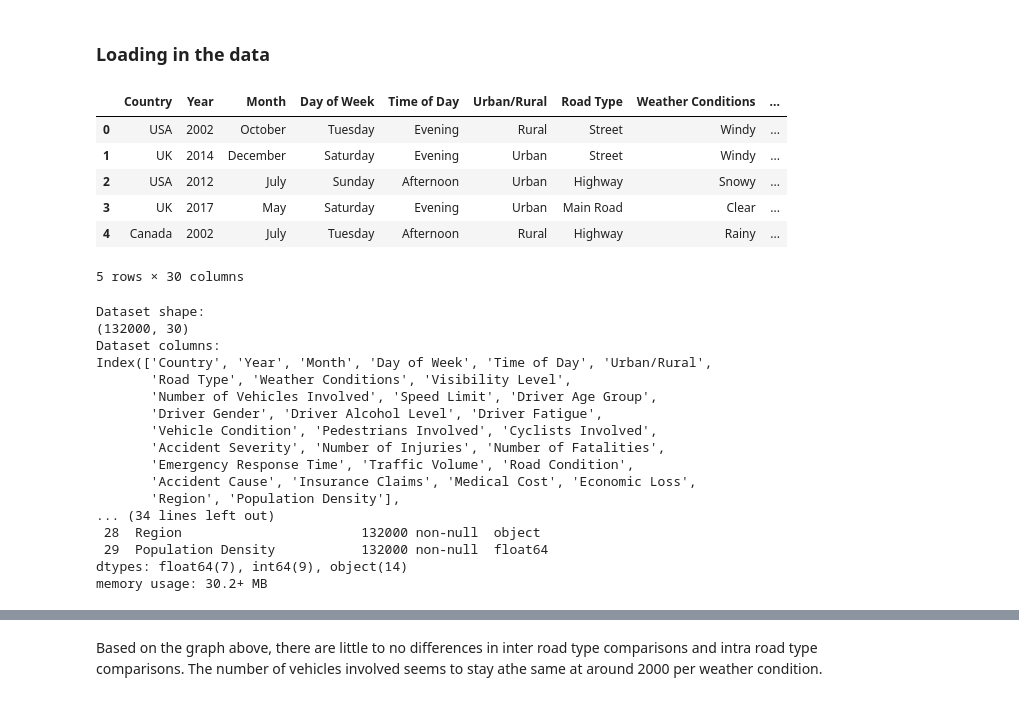
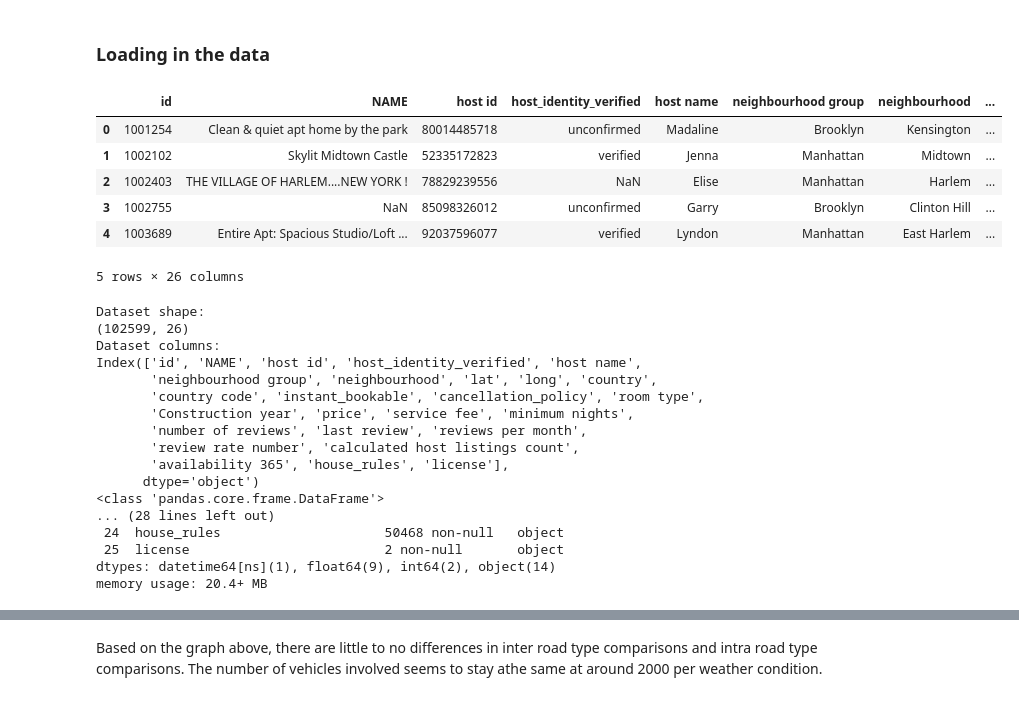
Before and after one commit to erhanjaved/airbnb, a Jupyter notebook: analysis/Aaron/analysis3.ipynb, the cells around one changed output, grey strips where cells are left out. Drawn from its saved outputs; the diff is of its cells as text; code cells hidden in the pictures.

Commit message:
changed prelim eda for new airbnb dataset

```diff
--- a/analysis/Aaron/analysis3.ipynb
+++ b/analysis/Aaron/analysis3.ipynb
@@ -38,35 +38,35 @@ RendererRegistry.enable('jupyterlab')
 # %% [markdown]
 ### Loading in the data
 # %%
-accidents = pd.read_csv('../../data/raw/road_accident_dataset.csv')
-accidents.head()
+data = pd.read_csv('../../data/raw/Airbnb_Open_Data.csv', parse_dates=['last review'])
+data.head()
 # %% [output]
-|  | Country | Year | Month | Day of Week | Time of Day | Urban/Rural | Road Type | Weather Conditions | ... |
-| 0 | USA | 2002 | October | Tuesday | Evening | Rural | Street | Windy | ... |
-| 1 | UK | 2014 | December | Saturday | Evening | Urban | Street | Windy | ... |
-| 2 | USA | 2012 | July | Sunday | Afternoon | Urban | Highway | Snowy | ... |
-| 3 | UK | 2017 | May | Saturday | Evening | Urban | Main Road | Clear | ... |
-| 4 | Canada | 2002 | July | Tuesday | Afternoon | Rural | Highway | Rainy | ... |
+|  | id | NAME | host id | host_identity_verified | host name | neighbourhood group | neighbourhood | ... |
+| 0 | 1001254 | Clean & quiet apt home by the park | 80014485718 | unconfirmed | Madaline | Brooklyn | Kensington | ... |
+| 1 | 1002102 | Skylit Midtown Castle | 52335172823 | verified | Jenna | Manhattan | Midtown | ... |
+| 2 | 1002403 | THE VILLAGE OF HARLEM....NEW YORK ! | 78829239556 | NaN | Elise | Manhattan | Harlem | ... |
+| 3 | 1002755 | NaN | 85098326012 | unconfirmed | Garry | Brooklyn | Clinton Hill | ... |
+| 4 | 1003689 | Entire Apt: Spacious Studio/Loft ... | 92037596077 | verified | Lyndon | Manhattan | East Harlem | ... |
-5 rows × 30 columns
+5 rows × 26 columns
 # %%
-print(f'Dataset shape: \n{accidents.shape}')
-print(f'Dataset columns: \n{accidents.columns}')
-accidents.info()
+print(f'Dataset shape: \n{data.shape}')
+print(f'Dataset columns: \n{data.columns}')
+data.info()
 # %% [output]
 Dataset shape:
-(132000, 30)
+(102599, 26)
 Dataset columns:
-Index(['Country', 'Year', 'Month', 'Day of Week', 'Time of Day', 'Urban/Rural',
-       'Road Type', 'Weather Conditions', 'Visibility Level',
-       'Number of Vehicles Involved', 'Speed Limit', 'Driver Age Group',
-       'Driver Gender', 'Driver Alcohol Level', 'Driver Fatigue',
-       'Vehicle Condition', 'Pedestrians Involved', 'Cyclists Involved',
-       'Accident Severity', 'Number of Injuries', 'Number of Fatalities',
-       'Emergency Response Time', 'Traffic Volume', 'Road Condition',
-       'Accident Cause', 'Insurance Claims', 'Medical Cost', 'Economic Loss',
-       'Region', 'Population Density'],
-... (34 lines left out)
- 28  Region                       132000 non-null  object
- 29  Population Density           132000 non-null  float64
-dtypes: float64(7), int64(9), object(14)
-memory usage: 30.2+ MB
+Index(['id', 'NAME', 'host id', 'host_identity_verified', 'host name',
+       'neighbourhood group', 'neighbourhood', 'lat', 'long', 'country',
+       'country code', 'instant_bookable', 'cancellation_policy', 'room type',
+       'Construction year', 'price', 'service fee', 'minimum nights',
+       'number of reviews', 'last review', 'reviews per month',
+       'review rate number', 'calculated host listings count',
+       'availability 365', 'house_rules', 'license'],
+      dtype='object')
+<class 'pandas.core.frame.DataFrame'>
+... (28 lines left out)
+ 24  house_rules                     50468 non-null   object
+ 25  license                         2 non-null       object
+dtypes: datetime64[ns](1), float64(9), int64(2), object(14)
+memory usage: 20.4+ MB
```
Also changed, not shown: parts of 10 cells of this notebook.
